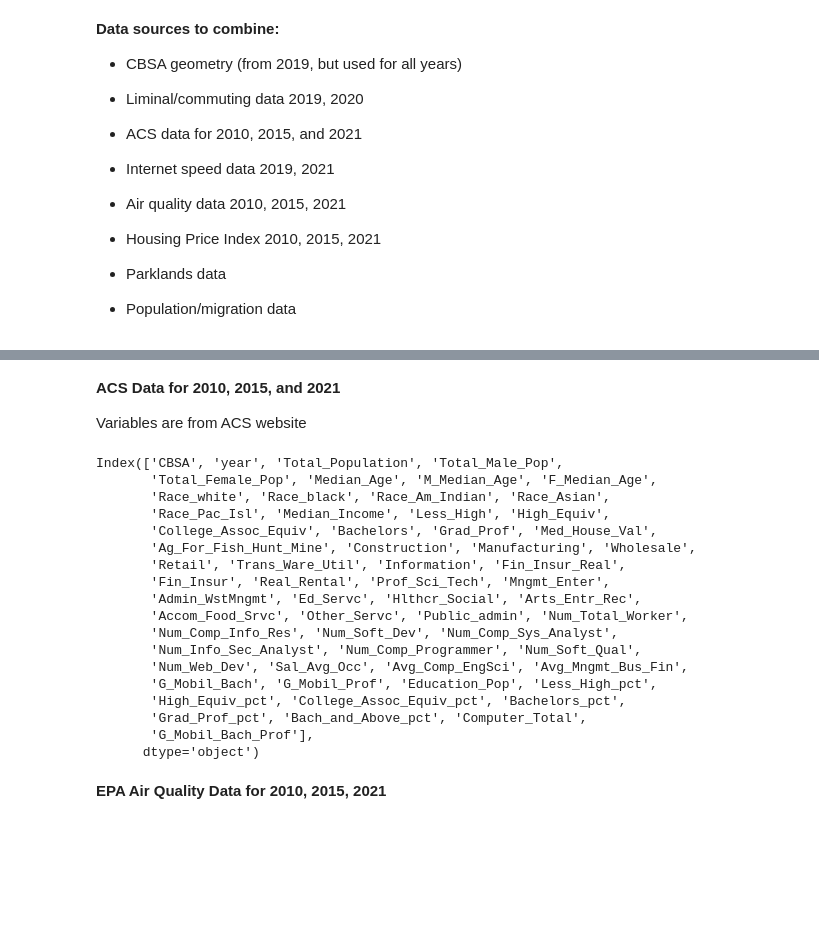
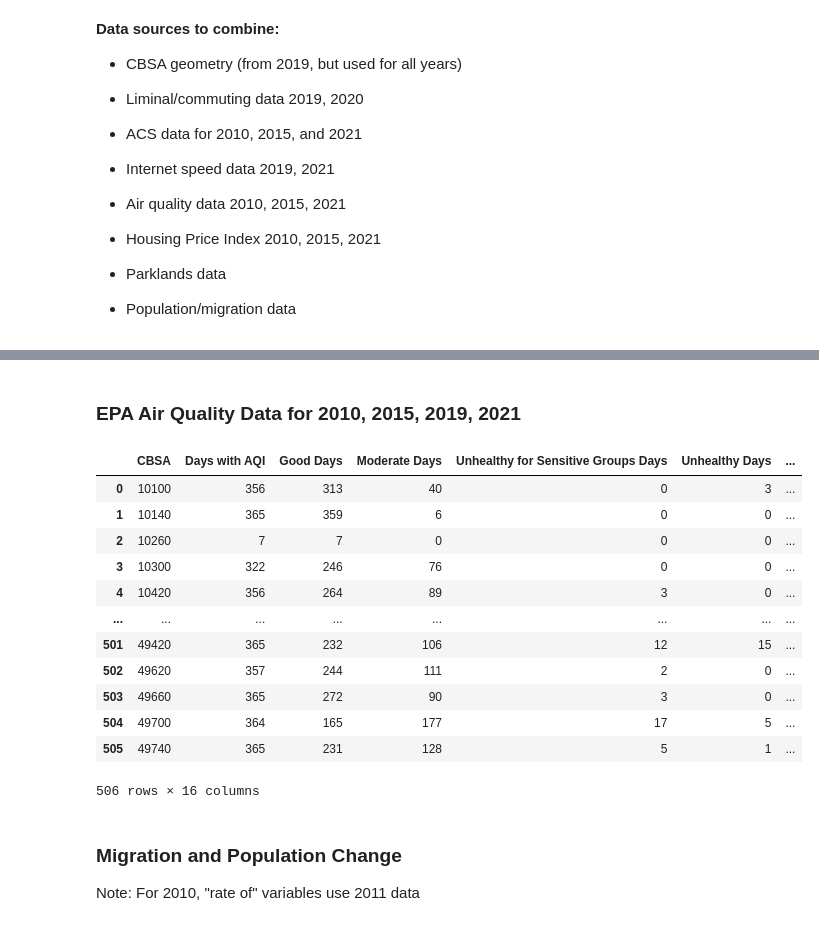
Before and after one commit to ElliottGAbel/Liminal_Cities, a Jupyter notebook: combine_data.ipynb, the cells around one changed output, grey strips where cells are left out. Cells and saved outputs as stored; diff of their text form; code cells hidden in the pictures; blank space fills up the shorter version.

```diff
--- a/combine_data.ipynb
+++ b/combine_data.ipynb
@@ -93,41 +77,5 @@ combined21 = pd.merge(combined21, intSpeed21, on='CBSA', how='outer')
-# %% [markdown]
-**ACS Data for 2010, 2015, and 2021**
-
-Variables are from ACS website
-# %%
-acsData = pd.read_pickle(sharedFolder + 'ACS_data.pkl')
-print(acsData.columns)
-
-acsData10 = acsData[acsData['year'] == 2010].drop(columns='year')
-acsData15 = acsData[acsData['year'] == 2015].drop(columns='year')
-acsData19 = acsData[acsData['year'] == 2019].drop(columns='year')
-acsData21 = acsData[acsData['year'] == 2021].drop(columns='year')
-
-combined10 = pd.merge(combined10, acsData10, on='CBSA', how='left')
-combined15 = pd.merge(combined15, acsData15, on='CBSA', how='left')
-combined19 = pd.merge(combined19, acsData19, on='CBSA', how='left')
-combined21 = pd.merge(combined21, acsData21, on='CBSA', how='left')
-# %% [output]
-Index(['CBSA', 'year', 'Total_Population', 'Total_Male_Pop',
-       'Total_Female_Pop', 'Median_Age', 'M_Median_Age', 'F_Median_Age',
-       'Race_white', 'Race_black', 'Race_Am_Indian', 'Race_Asian',
-       'Race_Pac_Isl', 'Median_Income', 'Less_High', 'High_Equiv',
-       'College_Assoc_Equiv', 'Bachelors', 'Grad_Prof', 'Med_House_Val',
-       'Ag_For_Fish_Hunt_Mine', 'Construction', 'Manufacturing', 'Wholesale',
-       'Retail', 'Trans_Ware_Util', 'Information', 'Fin_Insur_Real',
-       'Fin_Insur', 'Real_Rental', 'Prof_Sci_Tech', 'Mngmt_Enter',
-       'Admin_WstMngmt', 'Ed_Servc', 'Hlthcr_Social', 'Arts_Entr_Rec',
-       'Accom_Food_Srvc', 'Other_Servc', 'Public_admin', 'Num_Total_Worker',
-       'Num_Comp_Info_Res', 'Num_Soft_Dev', 'Num_Comp_Sys_Analyst',
-       'Num_Info_Sec_Analyst', 'Num_Comp_Programmer', 'Num_Soft_Qual',
-       'Num_Web_Dev', 'Sal_Avg_Occ', 'Avg_Comp_EngSci', 'Avg_Mngmt_Bus_Fin',
-       'G_Mobil_Bach', 'G_Mobil_Prof', 'Education_Pop', 'Less_High_pct',
-       'High_Equiv_pct', 'College_Assoc_Equiv_pct', 'Bachelors_pct',
-       'Grad_Prof_pct', 'Bach_and_Above_pct', 'Computer_Total',
-       'G_Mobil_Bach_Prof'],
-      dtype='object')
 # %% [markdown]
-**EPA Air Quality Data for 2010, 2015, 2021**
+### EPA Air Quality Data for 2010, 2015, 2019, 2021
 # %%
 aqi10 = pd.read_pickle(dataFolder + 'AQI2010.pkl')
 aqi15 = pd.read_pickle(dataFolder + 'AQI2015.pkl')
@@ -143,3 +91,23 @@ combined10 = pd.merge(combined10, aqi10, on='CBSA', how='left')
 combined15 = pd.merge(combined15, aqi15, on='CBSA', how='left')
 combined19 = pd.merge(combined19, aqi19, on='CBSA', how='left')
 combined21 = pd.merge(combined21, aqi21, on='CBSA', how='left')
+# %%
+aqi21
+# %% [output]
+|  | CBSA | Days with AQI | Good Days | Moderate Days | Unhealthy for Sensitive Groups Days | Unhealthy Days | ... |
+| 0 | 10100 | 356 | 313 | 40 | 0 | 3 | ... |
+| 1 | 10140 | 365 | 359 | 6 | 0 | 0 | ... |
+| 2 | 10260 | 7 | 7 | 0 | 0 | 0 | ... |
+| 3 | 10300 | 322 | 246 | 76 | 0 | 0 | ... |
+| 4 | 10420 | 356 | 264 | 89 | 3 | 0 | ... |
+| ... | ... | ... | ... | ... | ... | ... | ... |
+| 501 | 49420 | 365 | 232 | 106 | 12 | 15 | ... |
+| 502 | 49620 | 357 | 244 | 111 | 2 | 0 | ... |
+| 503 | 49660 | 365 | 272 | 90 | 3 | 0 | ... |
+| 504 | 49700 | 364 | 165 | 177 | 17 | 5 | ... |
+| 505 | 49740 | 365 | 231 | 128 | 5 | 1 | ... |
+506 rows × 16 columns
+# %% [markdown]
+### Migration and Population Change
+
+Note: For 2010, "rate of" variables use 2011 data
```
Also changed, not shown: parts of 25 cells of this notebook.
